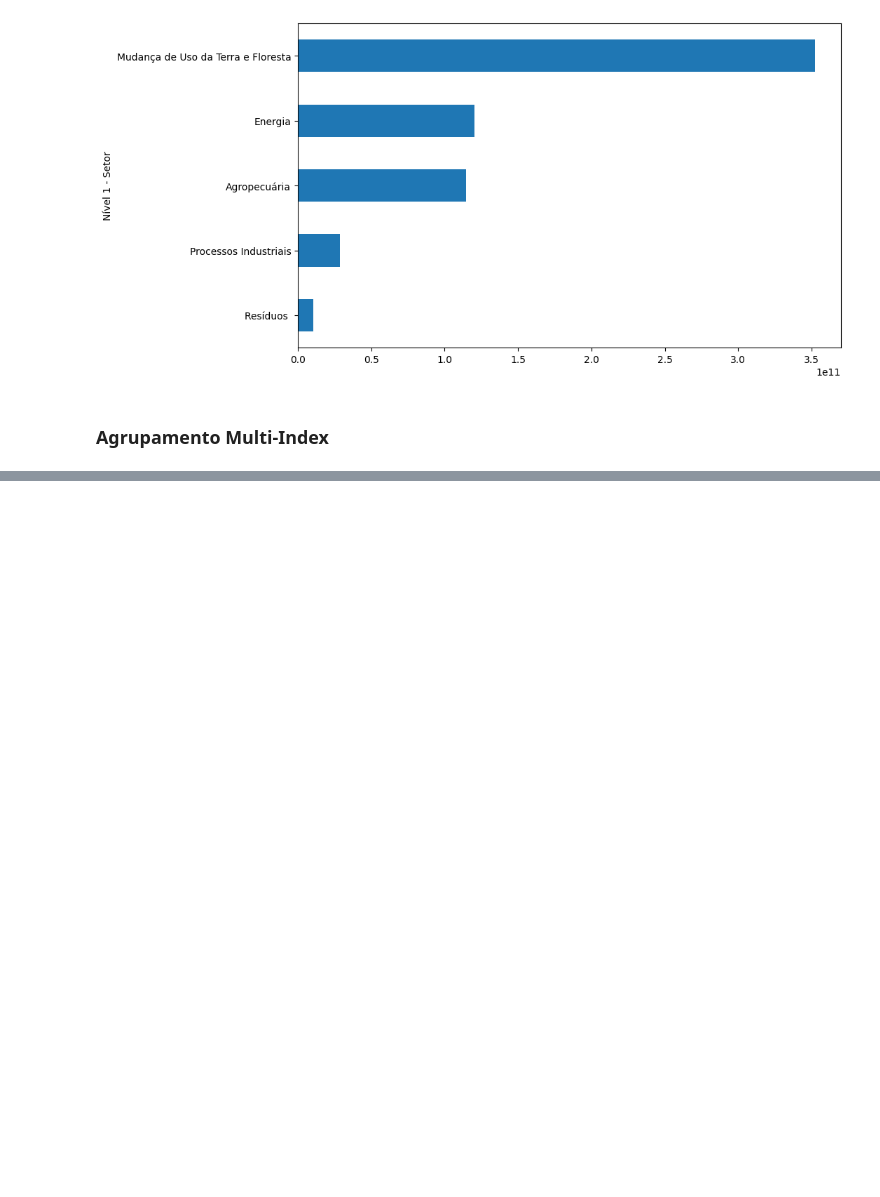
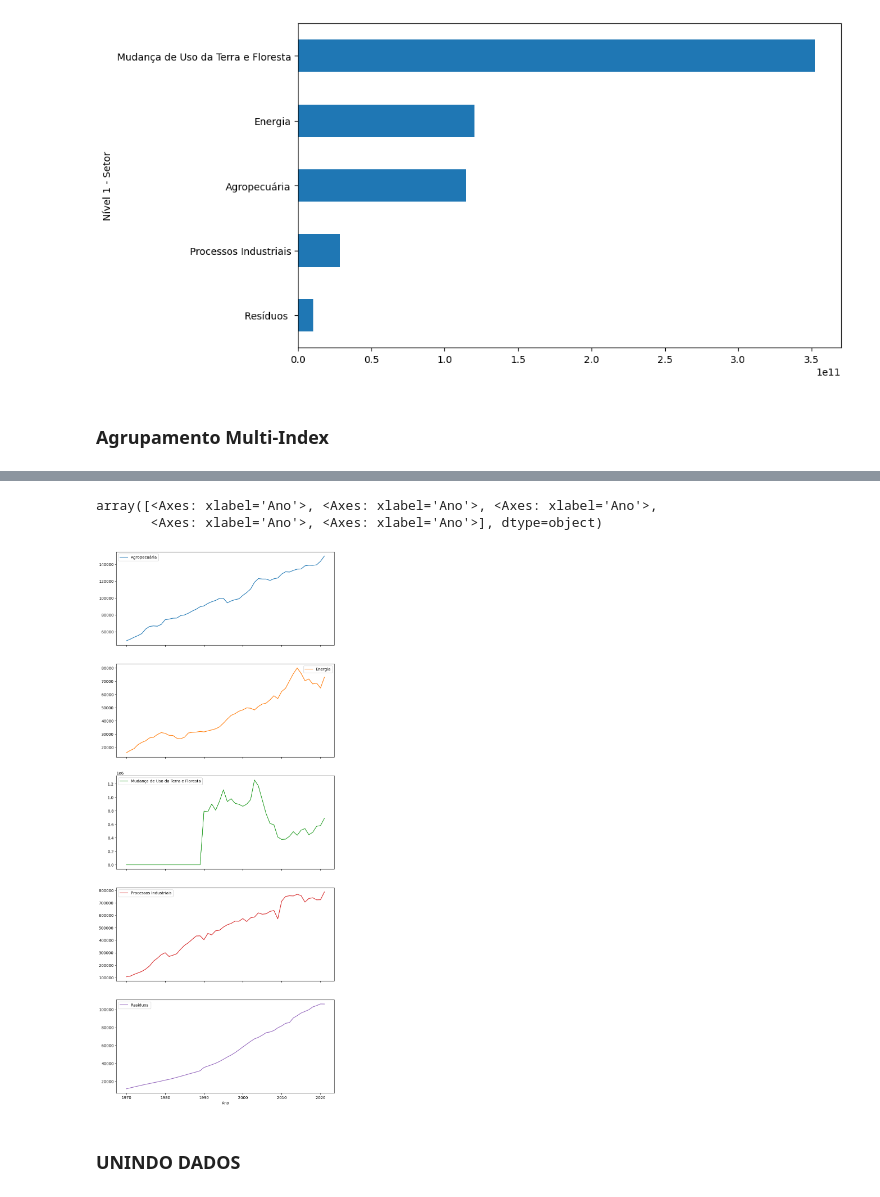
Before and after one commit to phfarath/Python-Projects, a Jupyter notebook: DataScience/Aprendendo/Pandas/AgrupandoDados.ipynb, the cells around one changed output, grey strips where cells are left out. Saved outputs shown, nothing was run; the diff lists cells and outputs as text; code cells hidden in the pictures; blank space fills up the shorter version.

Commit message:
Adicionando arquivo completo do curso Pandas:selecionando e agrupando dados da ALURA, com todas as anotações e exercicios

```diff
--- a/DataScience/Aprendendo/Pandas/AgrupandoDados.ipynb
+++ b/DataScience/Aprendendo/Pandas/AgrupandoDados.ipynb
@@ -399,0 +612,3 @@ emissoes_por_atividade.plot(kind='barh', figsize=(10,6))
+# %%
+emissoes_por_setor = emissoes_por_ano.pivot_table(index='Ano', columns='Nível 1 - Setor', values='Emissão')
+emissoes_por_setor
@@ -399,0 +634,8 @@ emissoes_por_atividade.plot(kind='barh', figsize=(10,6))
+# %%
+emissoes_por_setor.plot(figsize=(10, 25), subplots=True)
+# %% [output]
+array([<Axes: xlabel='Ano'>, <Axes: xlabel='Ano'>, <Axes: xlabel='Ano'>,
+       <Axes: xlabel='Ano'>, <Axes: xlabel='Ano'>], dtype=object)
+[figure, added]
+# %% [markdown]
+### UNINDO DADOS
```
Also changed, not shown: parts of 37 cells of this notebook.
